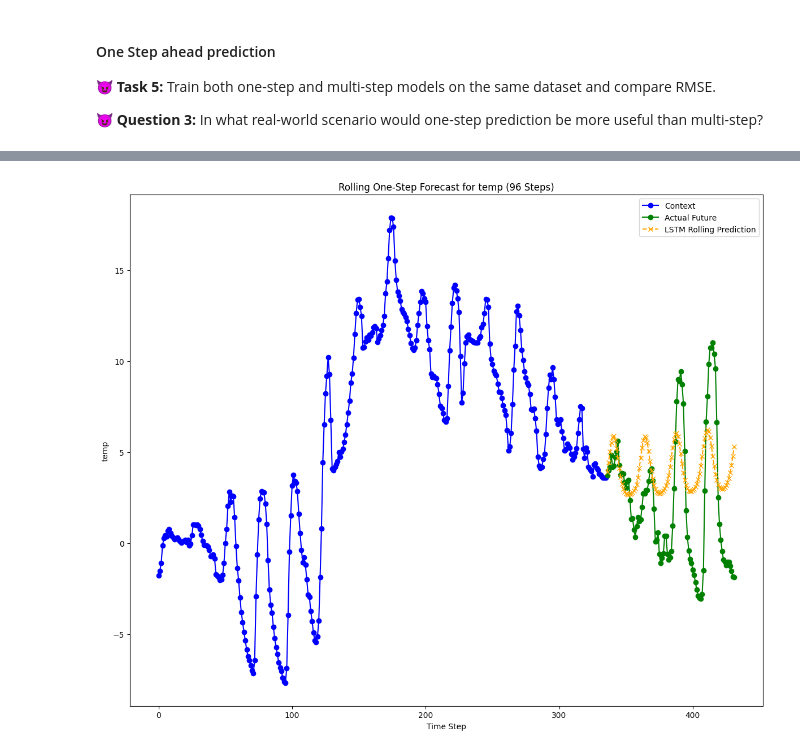
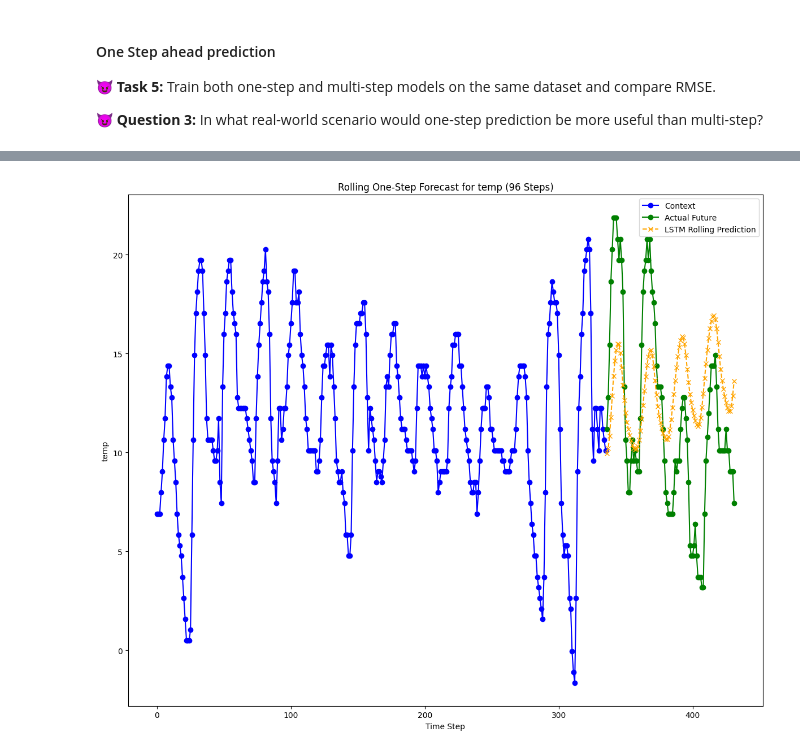
Before and after one commit to pseidel-uzk/mless, a Jupyter notebook: time_series_forecasting/5_LSTM.ipynb, the cells around one changed output, grey strips where cells are left out. Saved outputs shown, nothing was run; the diff lists cells and outputs as text; code cells hidden in the pictures.

```diff
--- a/time_series_forecasting/5_LSTM.ipynb
+++ b/time_series_forecasting/5_LSTM.ipynb
@@ -264,7 +319,7 @@ plt.show()
 # %%
 ## checkpoint .zip can be loaded and unarchived from this url
 # https://drive.google.com/drive/folders/11xQT7xvmA5Pj9VKck3C4wTOEUvX2gnIJ?usp=drive_link
-checkpoint_dir = "./checkpoint/lstm_one_step_checkpoints_96"
+checkpoint_dir = "./checkpoint/"
 os.makedirs(checkpoint_dir, exist_ok=True)
 
 training_histories = {}
@@ -311,24 +366,20 @@ for var_idx, col in enumerate(variable_column):
 lstm_predictions = np.zeros((y_test.shape[0], len(variable_column)))
 y_test_actual = np.zeros((y_test.shape[0], len(variable_column)))
 
-## Raw data csv is also made available for the select stations in URL:
-# url = "https://drive.google.com/uc?export=download&id=1cmTTWY3f18SikgRBcZzhtFswIf7XwPJq"
-# data_raw = pd.read_csv(url,parse_dates=["datetime"])
-## If using local files:
-data_raw = pd.read_csv(r"./content/timeseries_data/raw_data.csv",
-    parse_dates=["datetime"],
-)
-
-scaler_stats = {col: {'mean': data_raw[col].mean(), 'std': data_raw[col].std()} for col in variable_column}
 
 # Predict
 for var_idx, col in enumerate(variable_column):
     print(f"Predicting for {col}...")
 
-    X_test_single = X_test_lstm[:, :, var_idx]
+    # X_test_single = X_test_lstm[:, :, var_idx]
     lstm_model = lstm_models[col]
 
-    lstm_pred_single = lstm_model.predict(X_test_single.reshape(-1, context_window, 1)).flatten()
+    # First sample of DENW094 station to compare with PatchTST
+    X_first_idx = np.flatnonzero(X_test_full[:, 0, 0] == 'DENW094')[0]
+    X_test_sample=X_test_full[X_first_idx, :, var_idx+1].reshape(1,context_window,1).astype(np.float32) # First column is station code hence adding 1
+
+
+    lstm_pred_single = lstm_model.predict(X_test_sample).flatten()
     lstm_predictions[:, var_idx] = lstm_pred_single
 
     # Inverse transform predictions and actual values
@@ -364,16 +415,16 @@ y_test_actual = np.zeros((prediction_horizon, len(variable_column)))
 X_test_single = X_test_lstm[-1]
 
 for var_idx, col in enumerate(variable_column):
-    X_test_var = X_test_single[:, var_idx].reshape(1, context_window, 1)
+    # X_test_var = X_test_single[:, var_idx].reshape(1, context_window, 1)
 
     for step in range(prediction_horizon):
-        lstm_pred_single = lstm_models[col].predict(X_test_var)
+        lstm_pred_single = lstm_models[col].predict(X_test_sample)
 
         lstm_rolling_predictions[step, var_idx] = lstm_pred_single[0, 0]
 
         # Shift the window and append the new prediction
-        X_test_var = np.roll(X_test_var, shift=-1, axis=1)
-        X_test_var[0, -1, 0] = lstm_pred_single
+        X_test_sample = np.roll(X_test_sample, shift=-1, axis=1)
+        X_test_sample[0, -1, 0] = lstm_pred_single
 
     # Inverse scale the predictions and actual values for the current variable
     lstm_rolling_predictions[:, var_idx] = (
@@ -406,29 +457,34 @@ for var_idx, col in enumerate(variable_column):
 # %%
 # Plot Rolling One-Step-Ahead Forecast for All Variables (for the last sample)
 plt.figure(figsize=(12, 10))
 
 for var_idx, col in enumerate(variable_column):
     plt.subplot(len(variable_column), 1, var_idx + 1)
 
-    context = X_test_lstm[-1, :, var_idx] * scaler_stats[col]['std'] + scaler_stats[col]['mean']
-    actual_future = y_test_actual[:, var_idx] #actual and pred denormalized in prev cell
+    # First sample of DENW094 station to compare with PatchTST
+    X_first_idx = np.flatnonzero(X_test_full[:, 0, 0] == 'DENW094')[0]
+    context=X_test_full[X_first_idx, :, var_idx+1] * scaler_stats[col]['std'] + scaler_stats[col]['mean'] # First column is station code hence adding 1
+    # First sample of DENW094 station to compare with PatchTST
+    y_first_idx = np.flatnonzero(X_test_full[:, 0, 0] == 'DENW094')[0]
+    actual_future=y_test_full[y_first_idx, :, var_idx+1] * scaler_stats[col]['std'] + scaler_stats[col]['mean'] # First column is station code hence adding 1
+
     predicted_future = lstm_rolling_predictions[:, var_idx] #actual and pred denormalized in prev cell
 
     # Plot context window
     plt.plot(range(context_window), context, label="Context", color="blue", marker="o")
 
     plt.plot(range(context_window, context_window + prediction_horizon), actual_future,
              label="Actual Future", color="green", marker="o")
 
     plt.plot(range(context_window, context_window + prediction_horizon), predicted_future,
              label="LSTM Rolling Prediction", color="orange", linestyle="--", marker="x")
 
     plt.title(f"Rolling One-Step Forecast for {col} ({prediction_horizon} Steps)")
     plt.xlabel("Time Step")
     plt.ylabel(col)
     plt.legend()
 
 plt.tight_layout()
 plt.show()
 # %% [output]
-[figure, old version]
+[figure, new version]
```
Also changed, not shown: parts of 12 cells of this notebook, 4 other files.
